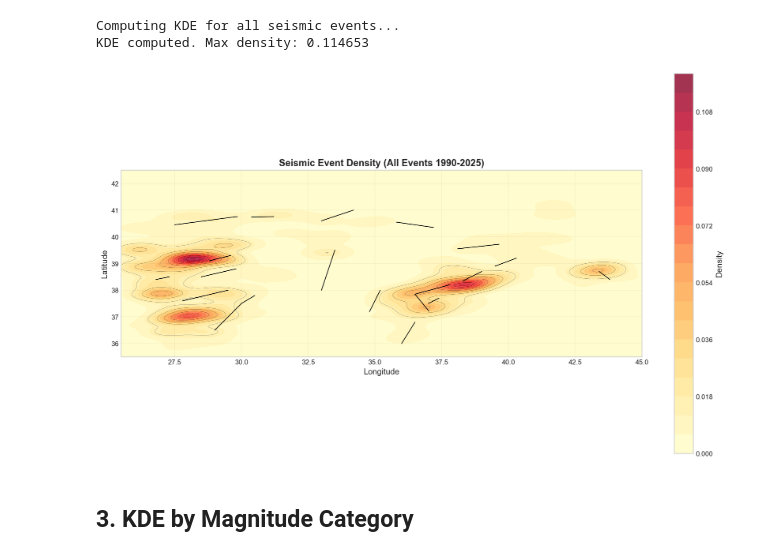
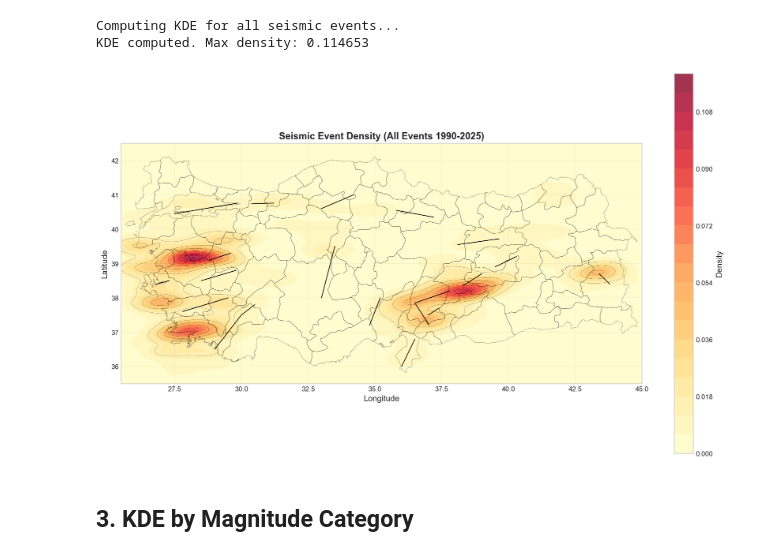
Before and after one commit to esenbora/stat495project, a Jupyter notebook: notebooks/03_kde_density_analysis.ipynb, the cells around one changed output. Saved outputs shown, nothing was run; the diff lists cells and outputs as text; code cells hidden in the pictures.

```diff
--- a/notebooks/03_kde_density_analysis.ipynb
+++ b/notebooks/03_kde_density_analysis.ipynb
@@ -44,6 +44,12 @@ fault_df = pd.read_csv(FAULT_DATA)
 
 print(f"Loaded {len(eq_df):,} seismic events")
 print(f"Loaded {len(fault_df)} fault segments")
+
+# Import Turkey map functions for province boundaries
+import sys
+sys.path.insert(0, '../src')
+from visualization import load_turkey_provinces
+turkey_gdf = load_turkey_provinces()
 # %% [output]
 Loaded 524,952 seismic events
 Loaded 20 fault segments
@@ -101,24 +107,25 @@ KDE computed. Max density: 0.114653
 # %%
 # Plot KDE - All events
 fig, ax = plt.subplots(figsize=(14, 10))
 
 ax = create_turkey_basemap(ax, 'Seismic Event Density (All Events 1990-2025)')
 
 # Filled contours
 contour = ax.contourf(Xi, Yi, Zi_all, levels=20, cmap=DENSITY_CMAP, alpha=0.8)
+turkey_gdf.boundary.plot(ax=ax, linewidth=0.5, color='black', alpha=0.4, zorder=3)
 plt.colorbar(contour, ax=ax, label='Density', shrink=0.8)
 
 # Add contour lines
 ax.contour(Xi, Yi, Zi_all, levels=10, colors='black', linewidths=0.3, alpha=0.5)
 
 # Add fault lines
 plot_fault_lines(fault_df, ax=ax, color='black', linewidth=1, label=False)
 
 plt.tight_layout()
 plt.savefig(os.path.join(OUTPUT_DIR, 'kde_all_events.png'), dpi=150, bbox_inches='tight')
 plt.show()
 # %% [output]
-[figure, old version]
+[figure, new version]
 # %% [markdown]
 ## 3. KDE by Magnitude Category
 # %%
```
Also changed, not shown: parts of 1 cell of this notebook, 29 other files.
